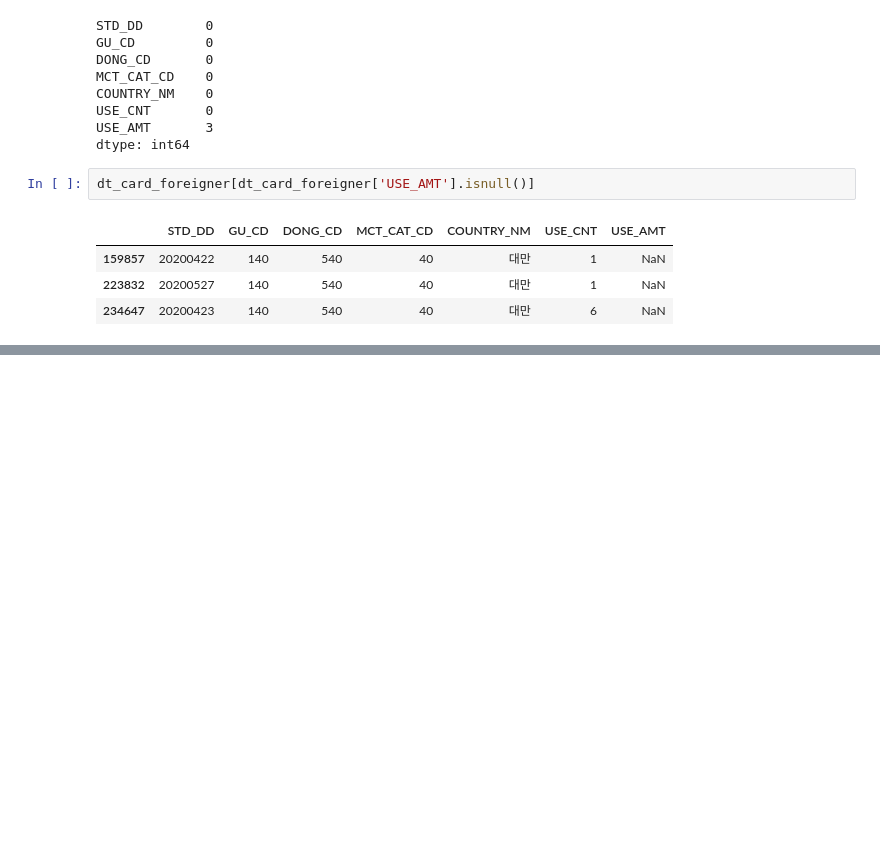
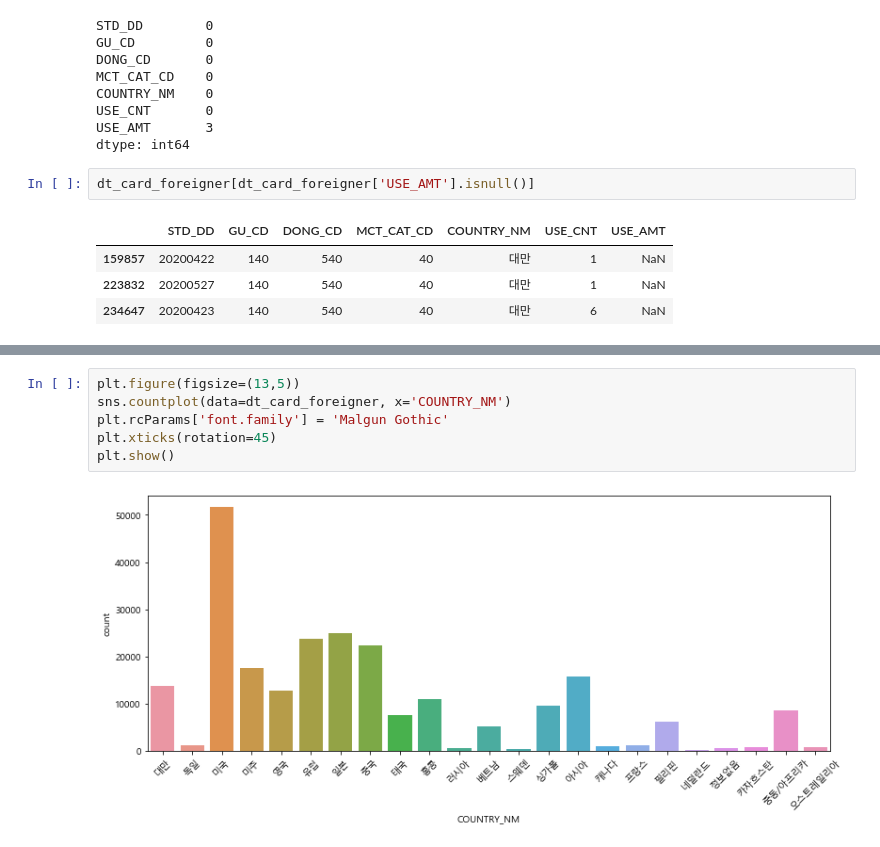
Before and after one commit to mintaewon/taewon, a Jupyter notebook: bigcontest/card.ipynb, the cells around one changed output, grey strips where cells are left out. Saved outputs shown, nothing was run; the diff lists cells and outputs as text; blank space fills up the shorter version.

Commit message:
Update card.ipynb
20200917

```diff
--- a/bigcontest/card.ipynb
+++ b/bigcontest/card.ipynb
@@ -414,0 +551,8 @@ dt_card_foreigner[dt_card_foreigner['USE_AMT'].isnull()]
+# %%
+plt.figure(figsize=(13,5))
+sns.countplot(data=dt_card_foreigner, x='COUNTRY_NM')
+plt.rcParams['font.family'] = 'Malgun Gothic'
+plt.xticks(rotation=45)
+plt.show()
+# %% [output]
+[figure, added]
```
Also changed, not shown: parts of 17 cells of this notebook.
